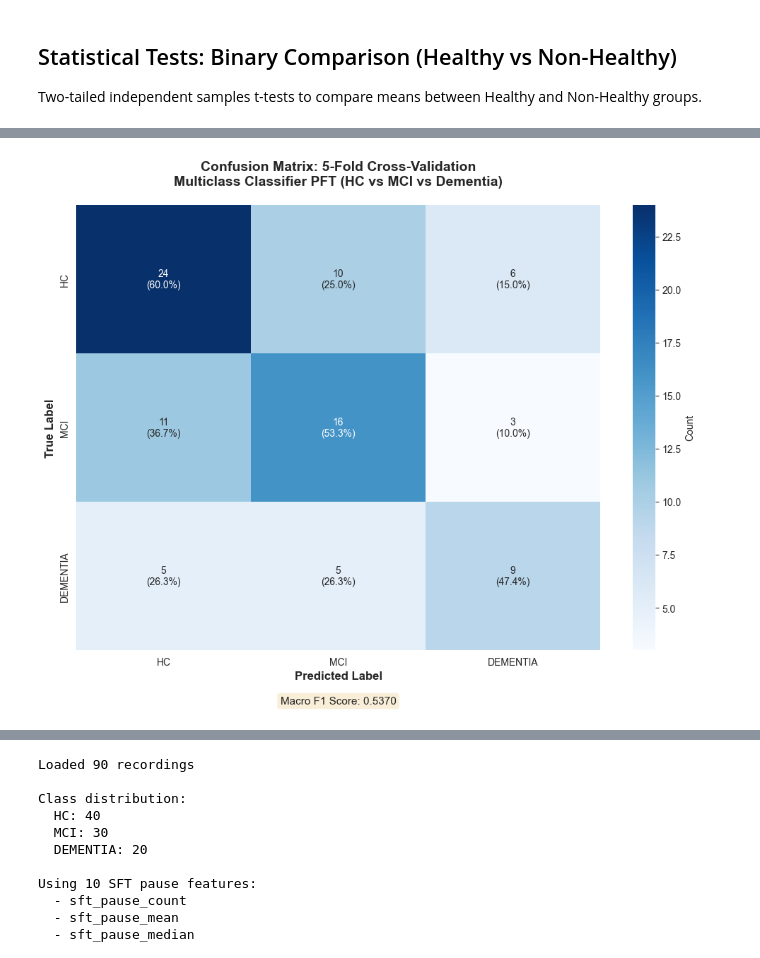
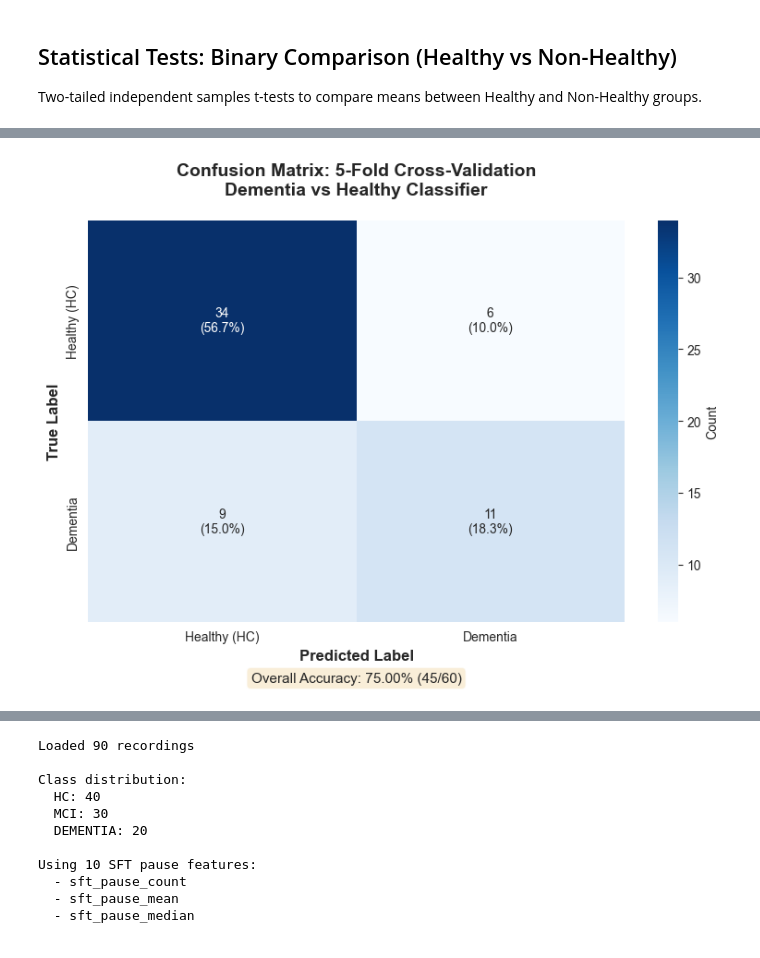
Before and after one commit to bentindal/cognospeak-pft-sft-pauses-data-analysis, a Jupyter notebook: transcript_analysis.ipynb, the cells around one changed output, grey strips where cells are left out. Saved outputs shown, nothing was run; the diff lists cells and outputs as text; code cells hidden in the pictures.

```diff
--- a/transcript_analysis.ipynb
+++ b/transcript_analysis.ipynb
@@ -396,0 +395,10 @@ Total Samples: 89
+# %%
+# Generate confusion matrix
+cm = confusion_matrix(all_y_true, all_y_pred)
+
+# Print classification report
+print("Classification Report (aggregated across all folds):")
+print("=" * 60)
+print(classification_report(all_y_true, all_y_pred,
+                          target_names=['Healthy (HC)', 'Dementia']))
+print("=" * 60)
@@ -397,46 +418,42 @@ Total Samples: 89
 # %%
-fig, ax = plt.subplots(figsize=(10, 8))
+# Plot confusion matrix
+fig, ax = plt.subplots(figsize=(8, 6))
 
-row_sums = cm_mc_pft.sum(axis=1)
-cm_percent = np.zeros_like(cm_mc_pft, dtype=float)
-for i in range(len(cm_mc_pft)):
-    if row_sums[i] > 0:
-        cm_percent[i, :] = cm_mc_pft[i, :].astype('float') / row_sums[i] * 100
+# Calculate percentages of total sample
+total_samples = cm.sum()
+cm_percent_total = cm.astype('float') / total_samples * 100
 
+# Create annotation labels with both count and percentage of total
 annot_labels = []
-for i in range(len(cm_mc_pft)):
+for i in range(len(cm)):
     row = []
-    for j in range(len(cm_mc_pft)):
-        count = cm_mc_pft[i, j]
-        percent = cm_percent[i, j]
+    for j in range(len(cm)):
+        count = cm[i, j]
+        percent = cm_percent_total[i, j]
         row.append(f'{count}\n({percent:.1f}%)')
     annot_labels.append(row)
 
-sns.heatmap(
-    cm_mc_pft,
-    annot=annot_labels,
-    fmt='',
-    cmap='Blues',
-    xticklabels=class_names_mc,
-    yticklabels=class_names_mc,
-    cbar_kws={'label': 'Count'},
-    ax=ax,
-)
+# Create heatmap with custom annotations
+sns.heatmap(cm, annot=annot_labels, fmt='', cmap='Blues',
+            xticklabels=['Healthy (HC)', 'Dementia'],
+            yticklabels=['Healthy (HC)', 'Dementia'],
+            cbar_kws={'label': 'Count'},
+            ax=ax)
 
 ax.set_xlabel('Predicted Label', fontsize=12, fontweight='bold')
 ax.set_ylabel('True Label', fontsize=12, fontweight='bold')
-ax.set_title(
-    'Confusion Matrix: 5-Fold Cross-Validation\nMulticlass Classifier PFT (HC vs MCI vs Dementia)',
-    fontsize=14, fontweight='bold', pad=20,
-)
+ax.set_title('Confusion Matrix: 5-Fold Cross-Validation\nDementia vs Healthy Classifier',
+             fontsize=14, fontweight='bold', pad=20)
 
-from sklearn.metrics import f1_score
-macro_f1 = f1_score(all_y_true_mc_pft, all_y_pred_mc_pft, average='macro')
-ax.text(0.5, -0.12, f'Macro F1 Score: {macro_f1:.4f}',
+# Add accuracy text
+total = cm.sum()
+correct = np.trace(cm)
+accuracy = correct / total
+ax.text(0.5, -0.15, f'Overall Accuracy: {accuracy*100:.2f}% ({correct}/{total})',
         transform=ax.transAxes, ha='center', fontsize=11,
         bbox=dict(boxstyle='round', facecolor='wheat', alpha=0.5))
 
 plt.tight_layout()
 plt.show()
 # %% [output]
-[figure, old version]
+[figure, new version]
```
Also changed, not shown: parts of 50 cells of this notebook.
